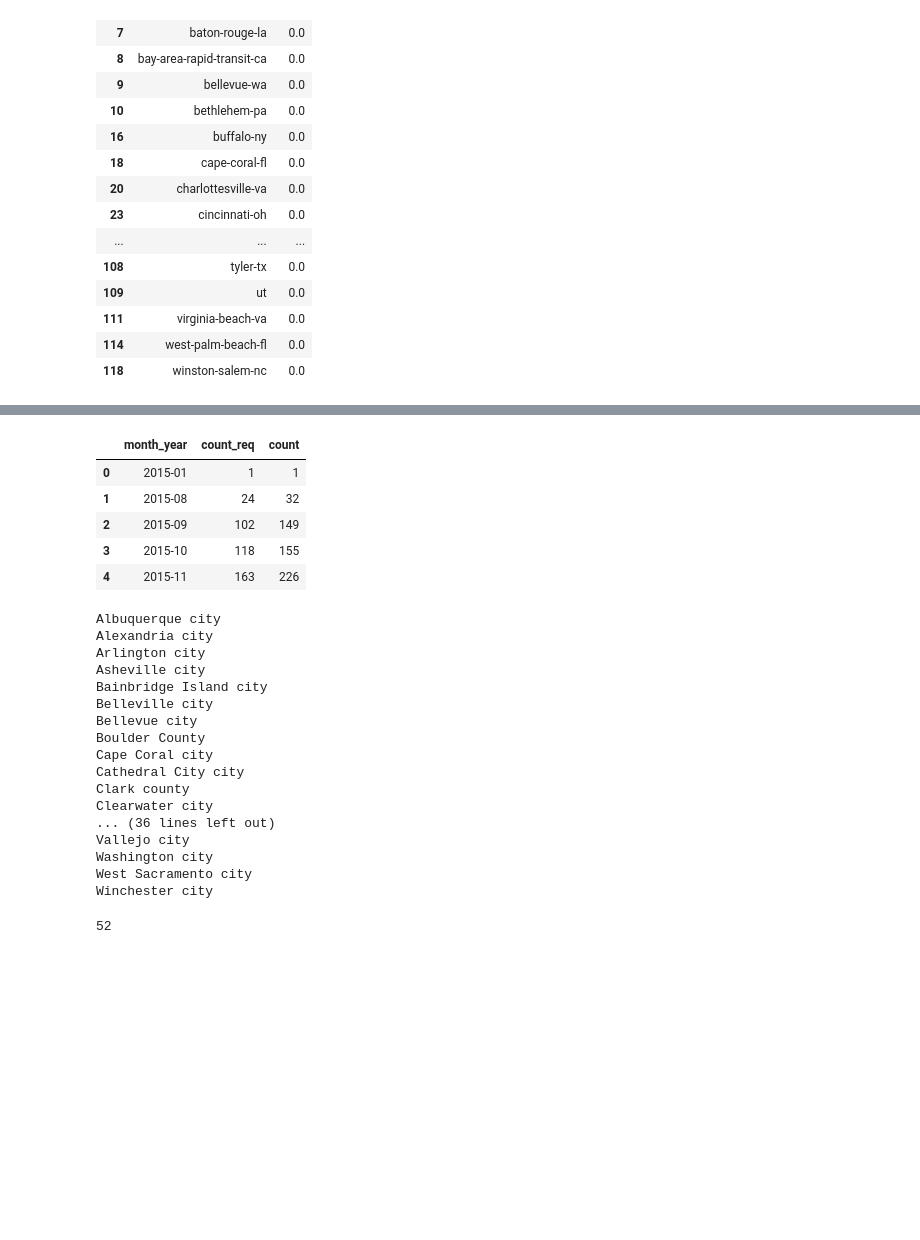
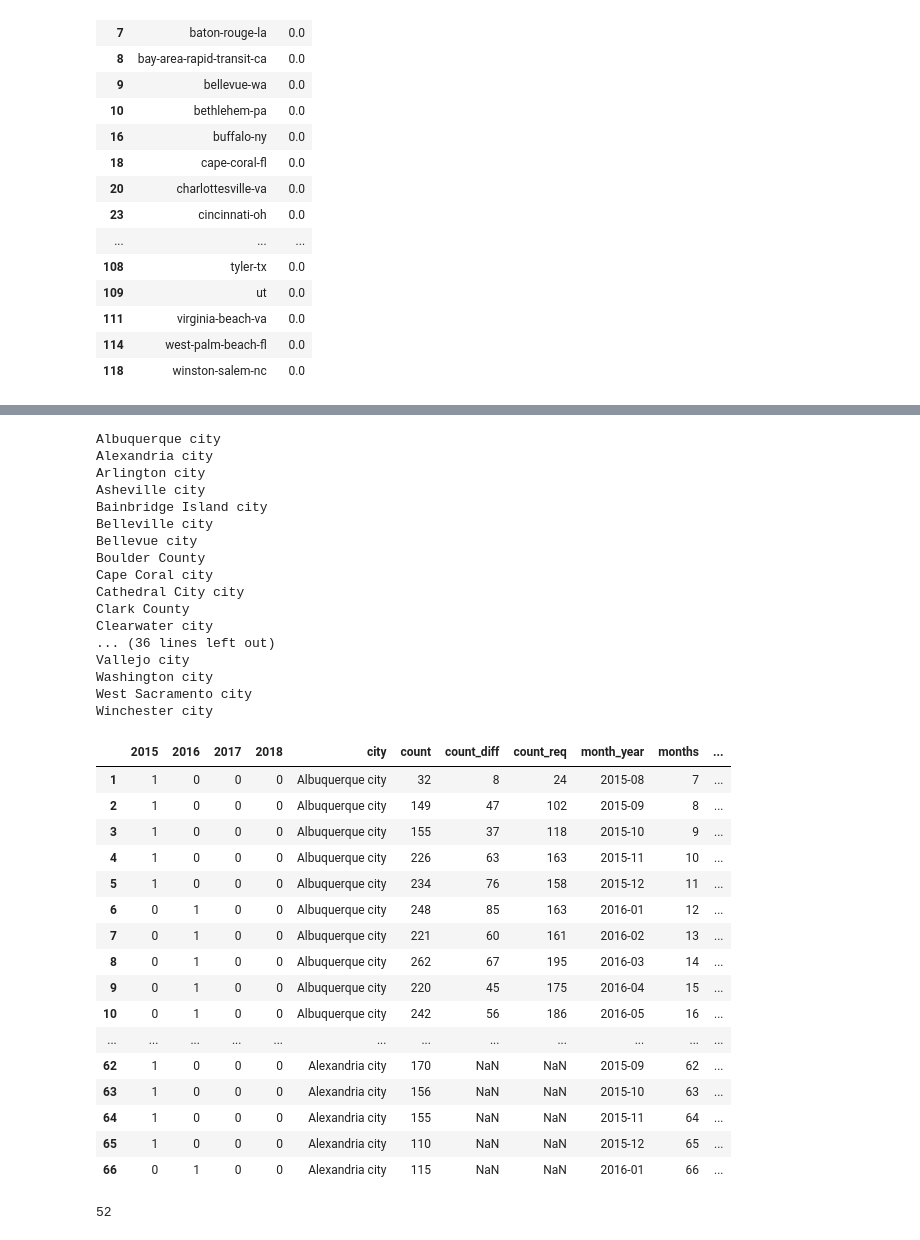
Before and after one commit to alenastern/Sunlight_FOIA, a Jupyter notebook: src/data/Data_Cleaning.ipynb, the cells around one changed output, grey strips where cells are left out. Cells and saved outputs as stored; diff of their text form; code cells hidden in the pictures; blank space fills up the shorter version.

```diff
--- a/src/data/Data_Cleaning.ipynb
+++ b/src/data/Data_Cleaning.ipynb
@@ -213,19 +164,11 @@ mc = month_req_count.merge(month_count, how = 'left', on = 'month_year')
-# %%
-month_count['month_year'] = month_count.month_year.apply(str)
-# %%
-month_req_count['month_year'] = month_req_count['month_year'].to_series().astype(str)
-# %%
-mc.head()
-# %% [output]
-|  | month_year | count_req | count |
-| 0 | 2015-01 | 1 | 1 |
-| 1 | 2015-08 | 24 | 32 |
-| 2 | 2015-09 | 102 | 149 |
-| 3 | 2015-10 | 118 | 155 |
-| 4 | 2015-11 | 163 | 226 |
 # %%
 data = pd.DataFrame(columns = ['month_year', 'count', 'city', 'state', 'odp_date', 'policy', 'portal_date', 'portal',
-                              'year', 'months', '2015', '2016', '2017', '2018'])
+                              'year', 'months', '2015', '2016', '2017', '2018', 'robust_portal', 'robust_policy',
+                              'count_diff', 'req_ratio', 'policy_lag3', 'policy_lag6', 'portal_lag3', 'portal_lag6',
+                              'policy_months_lag3', 'policy_months_lag6', 'portal_months_lag3', 'portal_months_lag6',
+                              'policy_3_6months', 'policy_6_12months', 'policy_1_2year', 'policy_2_3year',
+                              'policy_over3year', 'portal_3_6months', 'portal_6_12months', 'portal_1_2year',
+                              'portal_2_3year', 'portal_over3year', 'time_complete'])
 for key, value in md.items():
     city = value['name']
     filepath = '/Users/alenastern/Google Drive File Stream/My Drive/Alena_Project/PR_Data/{}.csv'.format(city)
@@ -270,6 +213,25 @@ for key, value in md.items():
         month_count['req_ratio'] = 'NaN'
         mc = month_count.copy()
 
+    # for Next Request portals, calculate number of days to complete request
+    if value['portal_type'] == 'NR':
+        tc = df[df['Request Status'] == 'closed']
+        tc['Close Date'] = tc['Close Date'].apply(str)
+        tc['Close Date'] = tc['Close Date'].str.replace('by(.*)', '', case=False)
+        tc['Close Date'] = tc['Close Date'].str.replace('\n(.*)', '', case=False)
+        tc['Close Date'] = pd.to_datetime(tc['Close Date'])
+        tc['Create Date'] = pd.to_datetime(tc['Create Date'])
+        tc['delta'] = tc['Close Date'] - tc['Create Date']
+        tc['time_complete'] = tc['delta'].apply(lambda x: x / np.timedelta64(1, 'D'))
+        month_tc_count = tc.groupby('month_year').mean()
+        month_tc_count.index = month_tc_count.index.to_series().astype(str)
+        month_tc_count = month_tc_count.reset_index()
+        month_tc_count = month_tc_count[['month_year', 'time_complete']]
+        mc = mc.merge(month_tc_count, how = 'left', on = 'month_year')
+
+    else:
+        mc['time_complete'] = 'NaN'
+
     #remove June and July data
     mc = mc[((mc['month_year'] != '07-2018') & (mc['month_year'] != '2018-07')
             & (mc['month_year'] != '06-2018') & (mc['month_year'] != '2018-06'))]
@@ -289,6 +251,12 @@ for key, value in md.items():
             pd.to_datetime(mc['month_year']).dt.month - mc['odp_date'].dt.month) - 3
         mc['policy_months_lag6'] = ((pd.to_datetime(mc['month_year']).dt.year - mc['odp_date'].dt.year) * 12 +
             pd.to_datetime(mc['month_year']).dt.month - mc['odp_date'].dt.month) - 6
+        mc['policy_3_6mos'] = np.where((mc['policy_months'] > 3) & (mc['policy_months'] <= 6) , 1, 0)
+        mc['policy_6_12mos'] = np.where((mc['policy_months'] > 6) & (mc['policy_months'] <= 12) , 1, 0)
+        mc['policy_1_2year'] = np.where((mc['policy_months'] > 12) & (mc['policy_months'] <= 24) , 1, 0)
+        mc['policy_2_3year'] = np.where((mc['policy_months'] > 24) & (mc['policy_months'] <= 36) , 1, 0)
+        mc['policy_over3year'] = np.where(mc['policy_months'] > 36 , 1, 0)
+
     else:
         mc['odp_date'] = 'NaN'
         mc['policy'] = 0
@@ -312,6 +280,11 @@ for key, value in md.items():
             pd.to_datetime(mc['month_year']).dt.month - mc['portal_date'].dt.month) - 3
         mc['portal_months_lag6'] = ((pd.to_datetime(mc['month_year']).dt.year - mc['portal_date'].dt.year) * 12 +
             pd.to_datetime(mc['month_year']).dt.month - mc['portal_date'].dt.month) - 6
+        mc['portal_3_6mos'] = np.where((mc['portal_months'] > 3) & (mc['portal_months'] <= 6) , 1, 0)
+        mc['portal_6_12mos'] = np.where((mc['portal_months'] > 6) & (mc['portal_months'] <= 12) , 1, 0)
+        mc['portal_1_2year'] = np.where((mc['portal_months'] > 12) & (mc['portal_months'] <= 24) , 1, 0)
+        mc['portal_2_3year'] = np.where((mc['portal_months'] > 24) & (mc['portal_months'] <= 36) , 1, 0)
+        mc['portal_over3year'] = np.where(mc['portal_months'] > 36 , 1, 0)
         if value['robust_portal'] == "Y":
             mc['robust_portal'] = mc['portal']
             mc['robust_portal_lag3'] = mc['portal_lag3']
@@ -336,6 +309,7 @@ for key, value in md.items():
 
     first_month = min(df['month_year'])
 
+
     #remove first month of data
     mc = mc[mc['month_year'] != str(first_month)]
 
@@ -361,13 +335,33 @@ Bellevue city
 Boulder County
 Cape Coral city
 Cathedral City city
-Clark county
+Clark County
 Clearwater city
 ... (36 lines left out)
 Vallejo city
 Washington city
 West Sacramento city
 Winchester city
+# %%
+data[:100]
+# %% [output]
+|  | 2015 | 2016 | 2017 | 2018 | city | count | count_diff | count_req | month_year | months | ... |
+| 1 | 1 | 0 | 0 | 0 | Albuquerque city | 32 | 8 | 24 | 2015-08 | 7 | ... |
+| 2 | 1 | 0 | 0 | 0 | Albuquerque city | 149 | 47 | 102 | 2015-09 | 8 | ... |
+| 3 | 1 | 0 | 0 | 0 | Albuquerque city | 155 | 37 | 118 | 2015-10 | 9 | ... |
+| 4 | 1 | 0 | 0 | 0 | Albuquerque city | 226 | 63 | 163 | 2015-11 | 10 | ... |
+| 5 | 1 | 0 | 0 | 0 | Albuquerque city | 234 | 76 | 158 | 2015-12 | 11 | ... |
+| 6 | 0 | 1 | 0 | 0 | Albuquerque city | 248 | 85 | 163 | 2016-01 | 12 | ... |
+| 7 | 0 | 1 | 0 | 0 | Albuquerque city | 221 | 60 | 161 | 2016-02 | 13 | ... |
+| 8 | 0 | 1 | 0 | 0 | Albuquerque city | 262 | 67 | 195 | 2016-03 | 14 | ... |
+| 9 | 0 | 1 | 0 | 0 | Albuquerque city | 220 | 45 | 175 | 2016-04 | 15 | ... |
+| 10 | 0 | 1 | 0 | 0 | Albuquerque city | 242 | 56 | 186 | 2016-05 | 16 | ... |
+| ... | ... | ... | ... | ... | ... | ... | ... | ... | ... | ... | ... |
+| 62 | 1 | 0 | 0 | 0 | Alexandria city | 170 | NaN | NaN | 2015-09 | 62 | ... |
+| 63 | 1 | 0 | 0 | 0 | Alexandria city | 156 | NaN | NaN | 2015-10 | 63 | ... |
+| 64 | 1 | 0 | 0 | 0 | Alexandria city | 155 | NaN | NaN | 2015-11 | 64 | ... |
+| 65 | 1 | 0 | 0 | 0 | Alexandria city | 110 | NaN | NaN | 2015-12 | 65 | ... |
+| 66 | 0 | 1 | 0 | 0 | Alexandria city | 115 | NaN | NaN | 2016-01 | 66 | ... |
 # %%
 len(data.city.unique())
 # %% [output]
```
Also changed, not shown: parts of 23 cells of this notebook.
